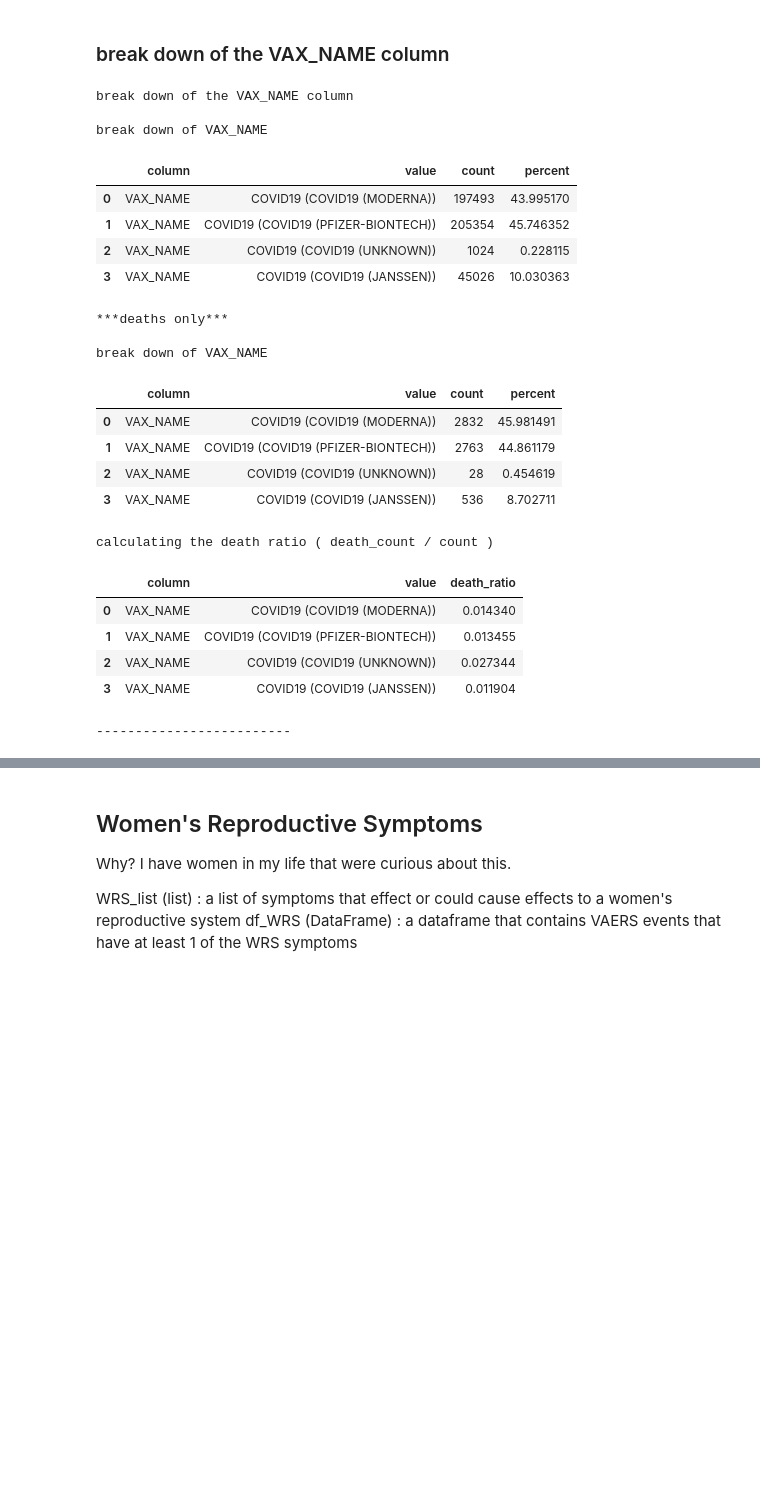
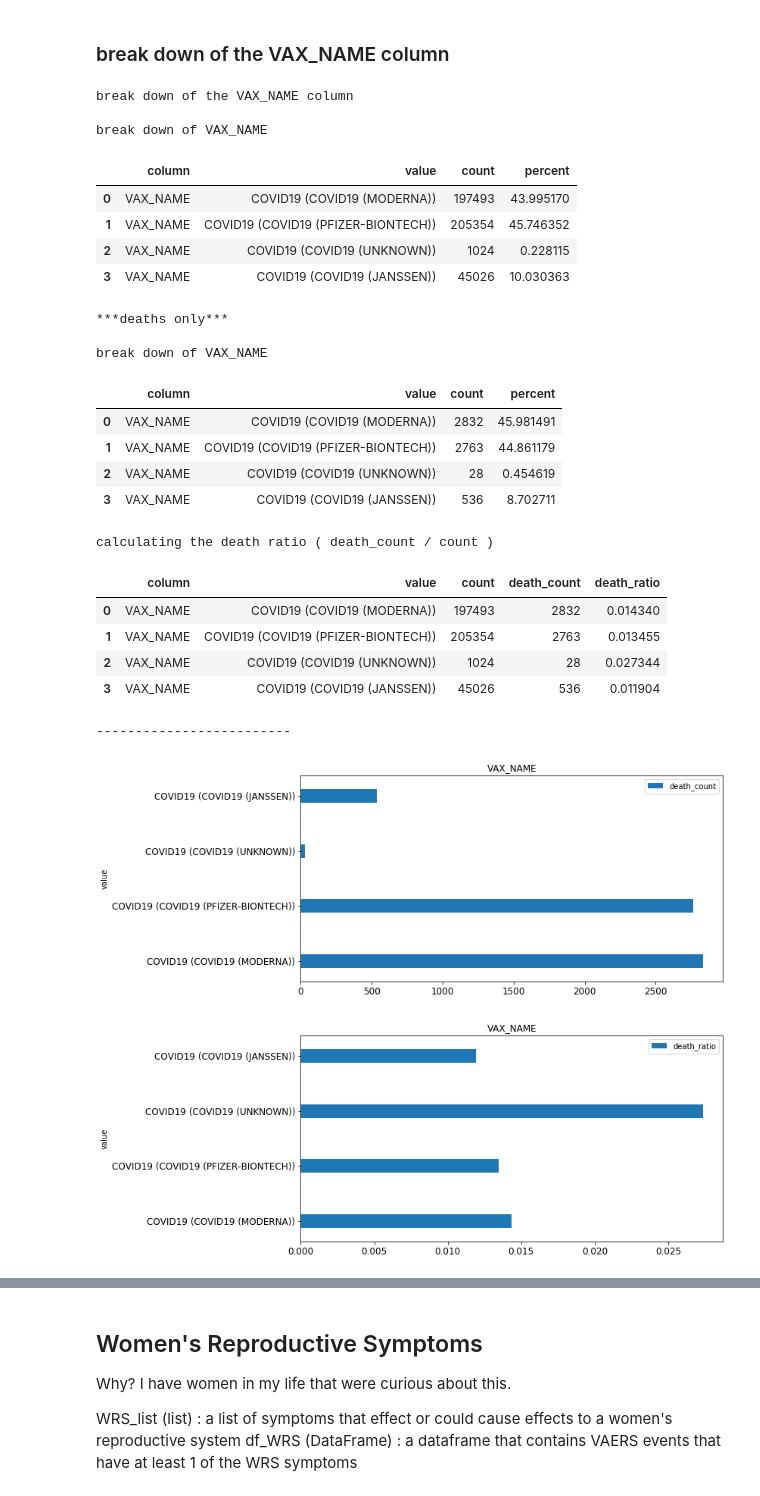
Before and after one commit to jgarza9788/VAERS, a Jupyter notebook: VAERS.IPYNB, the cells around one changed output, grey strips where cells are left out. Drawn from its saved outputs; the diff is of its cells as text; code cells hidden in the pictures; blank space fills up the shorter version.

Commit message:
added some charts

```diff
--- a/VAERS.IPYNB
+++ b/VAERS.IPYNB
@@ -551,40 +607,49 @@ df_DVN = break_down_columns(df_death,'VAX_NAME')
 # df_CVN = df_VN.join(df_DVN[['value','count']],on='value')
 df_DVN = df_DVN.rename(columns={"count": "death_count"})
 
 
 print('calculating the death ratio ( death_count / count )')
 df_CVN = pd.concat([df_VN,df_DVN[['death_count']]],join="inner",axis=1)
 df_CVN['death_ratio'] = df_CVN['death_count'] / df_CVN['count']
-df_CVN = df_CVN.drop(columns=['percent','death_count','count'])
+df_CVN = df_CVN.drop(columns=['percent'])
 # df_CVN['death_percent'] = df_CVN['death_ratio']*100
 
 display(df_CVN)
 
+
+temp = df_DVN
+temp.plot.barh(title='VAX_NAME',x='value',y='death_count',rot=0,figsize=(10,5),width=0.25,fontsize=12)
+
+temp = df_CVN
+temp.plot.barh(title='VAX_NAME',x='value',y='death_ratio',rot=0,figsize=(10,5),width=0.25,fontsize=12)
+
 print('\n' + '-'*25 + '\n')
 # %% [output]
 break down of the VAX_NAME column
 
 break down of VAX_NAME
 |  | column | value | count | percent |
 | 0 | VAX_NAME | COVID19 (COVID19 (MODERNA)) | 197493 | 43.995170 |
 | 1 | VAX_NAME | COVID19 (COVID19 (PFIZER-BIONTECH)) | 205354 | 45.746352 |
 | 2 | VAX_NAME | COVID19 (COVID19 (UNKNOWN)) | 1024 | 0.228115 |
 | 3 | VAX_NAME | COVID19 (COVID19 (JANSSEN)) | 45026 | 10.030363 |
 ***deaths only***
 
 break down of VAX_NAME
 |  | column | value | count | percent |
 | 0 | VAX_NAME | COVID19 (COVID19 (MODERNA)) | 2832 | 45.981491 |
 | 1 | VAX_NAME | COVID19 (COVID19 (PFIZER-BIONTECH)) | 2763 | 44.861179 |
 | 2 | VAX_NAME | COVID19 (COVID19 (UNKNOWN)) | 28 | 0.454619 |
 | 3 | VAX_NAME | COVID19 (COVID19 (JANSSEN)) | 536 | 8.702711 |
 calculating the death ratio ( death_count / count )
-|  | column | value | death_ratio |
-| 0 | VAX_NAME | COVID19 (COVID19 (MODERNA)) | 0.014340 |
-| 1 | VAX_NAME | COVID19 (COVID19 (PFIZER-BIONTECH)) | 0.013455 |
-| 2 | VAX_NAME | COVID19 (COVID19 (UNKNOWN)) | 0.027344 |
-| 3 | VAX_NAME | COVID19 (COVID19 (JANSSEN)) | 0.011904 |
+|  | column | value | count | death_count | death_ratio |
+| 0 | VAX_NAME | COVID19 (COVID19 (MODERNA)) | 197493 | 2832 | 0.014340 |
+| 1 | VAX_NAME | COVID19 (COVID19 (PFIZER-BIONTECH)) | 205354 | 2763 | 0.013455 |
+| 2 | VAX_NAME | COVID19 (COVID19 (UNKNOWN)) | 1024 | 28 | 0.027344 |
+| 3 | VAX_NAME | COVID19 (COVID19 (JANSSEN)) | 45026 | 536 | 0.011904 |
 -------------------------
+[figure, added]
+[figure, added]
 # %% [markdown]
 ## Approximating actual adverse reaction numbers
 
```
Also changed, not shown: parts of 13 cells of this notebook.
